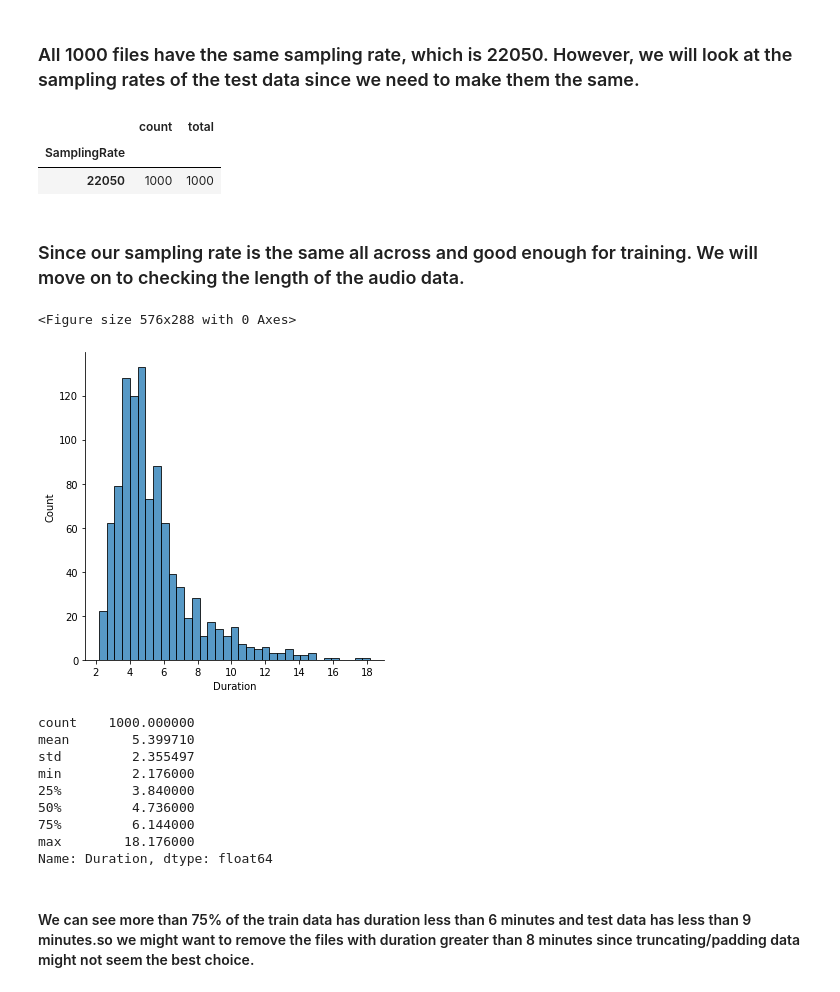
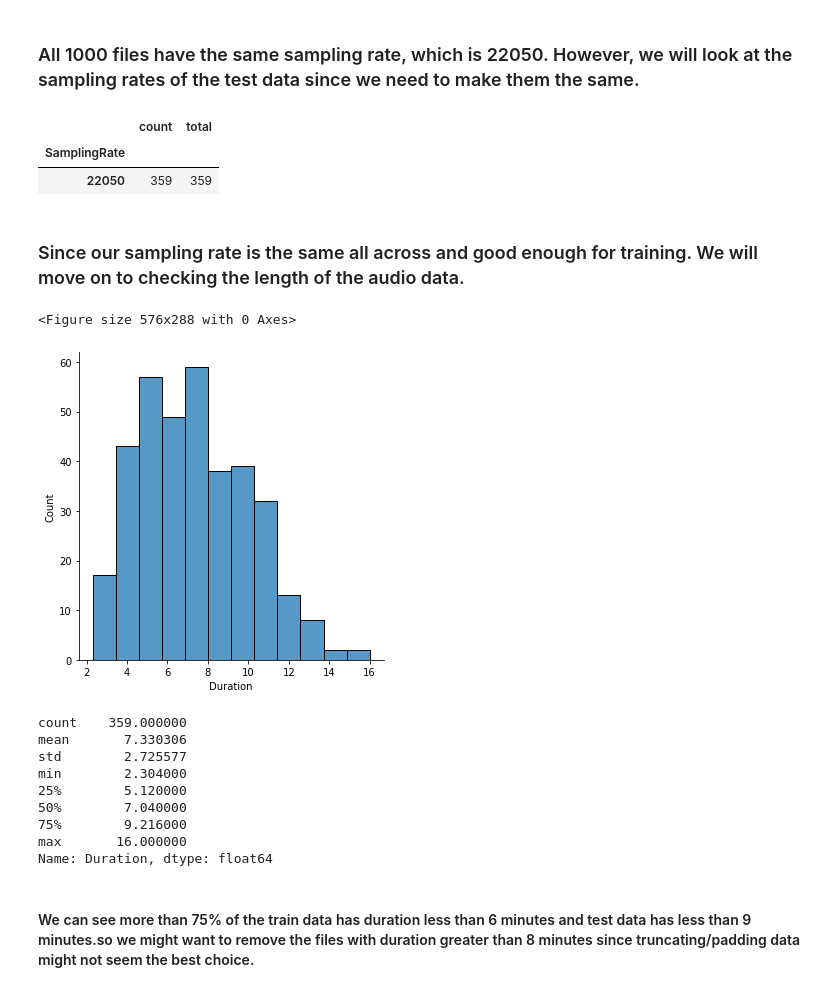
Before and after one commit to ItsDebol/AMH-STT, a Jupyter notebook: notebooks/AudioManipulation.ipynb, the cells around one changed output. Drawn from its saved outputs; the diff is of its cells as text; code cells hidden in the pictures.

Commit message:
update loaded file

```diff
--- a/notebooks/AudioManipulation.ipynb
+++ b/notebooks/AudioManipulation.ipynb
@@ -14,5 +14,5 @@ import matplotlib.pyplot as plt
 # %% [markdown]
 ## Load Audio files
 # %%
-# al_train = AudioLoader(directory='../data/train')
-# al_test = AudioLoader(directory="../data/test")
+al_train = AudioLoader(directory='../data/train')
+al_test = AudioLoader(directory="../data/test",tts_file=r'/trsTest.txt')
@@ -19,10 +30,10 @@ import matplotlib.pyplot as plt
 # %%
 # df_train_audio= al_train.get_audio_info()
 # df_train_audio_data_tts = al_train.get_audio_info_with_data_tts()
-# df_train_audio_data = al_train.get_audio_info_with_data()
+df_train_audio_data = al_train.get_audio_info_with_data()
 # df_test_audio= al_test.get_audio_info()
 # df_test_audio_data_tts = al_test.get_audio_info_with_data_tts()
-# df_test_audio_data = al_test.get_audio_info_with_data()
+df_test_audio_data = al_test.get_audio_info_with_data()
 
 # rp = ResultPickler()
 # rp.add_data('TrainAudioInfoWithoutDataTTS',df_train_audio)
@@ -32,12 +43,12 @@ import matplotlib.pyplot as plt
 # rp.add_data('TestAudioInfoWithDataTTS',df_test_audio_data_tts)
 # rp.add_data('TestAudioInfoWithoutTTS',df_test_audio_data)
 # rp.save_data('../models/LoadedAudioInfo.pkl')
-rp = ResultPickler()
-rp.load_data("../models/LoadedAudioInfo.pkl")
-data_dict = rp.get_data()
-df_train_audio = data_dict["TrainAudioInfoWithoutDataTTS"]
-df_test_audio = data_dict["TestAudioInfoWithoutDataTTS"]
-df_train_audio.head(3)
+# rp = ResultPickler()
+# rp.load_data("../models/LoadedAudioInfo.pkl")
+# data_dict = rp.get_data()
+# df_train_audio = data_dict['TrainAudioInfoWithoutTTS']
+# df_test_audio = data_dict['TestAudioInfoWithoutTTS']
+df_train_audio_data.head(3)
 # %% [output]
 |  | Name | Duration | Channels | SamplingRate | TimeSeriesData | HasTTS |
 | 0 | tr_1003_tr11004 | 4.736 | Stereo | 22050 | [-0.02296667, -0.025702173, -0.02... | True |
@@ -66,29 +77,29 @@ pd.DataFrame({"count": df_train_audio.groupby("SamplingRate")["SamplingRate"].co
 # %% [markdown]
 ### All 1000 files have the same sampling rate, which is 22050. However, we will look at the sampling rates of the test data since we need to make them the same.
 # %%
-pd.DataFrame({"count": df_test_audio.groupby("SamplingRate")["SamplingRate"].count(),"total": df_test_audio['SamplingRate'].count()})
+pd.DataFrame({"count": df_test_audio_data.groupby("SamplingRate")["SamplingRate"].count(),"total": df_test_audio['SamplingRate'].count()})
 # %% [output]
 |  | count | total |
 | SamplingRate |  |  |
-| 22050 | 1000 | 1000 |
+| 22050 | 359 | 359 |
 # %% [markdown]
 ### Since our sampling rate is the same all across and good enough for training. We will move on to checking the length of the audio data.
 # %%
 ax = plt.figure(figsize = [8,4])
-sn.displot(df_test_audio['Duration'], ax=ax)
+sn.displot(df_test_audio_data['Duration'], ax=ax)
 plt.show()
-df_test_audio['Duration'].describe()
+df_test_audio_data['Duration'].describe()
 # %% [output]
 <Figure size 576x288 with 0 Axes>
-[figure, old version]
+[figure, new version]
-count    1000.000000
-mean        5.399710
-std         2.355497
-min         2.176000
-25%         3.840000
-50%         4.736000
-75%         6.144000
-max        18.176000
+count    359.000000
+mean       7.330306
+std        2.725577
+min        2.304000
+25%        5.120000
+50%        7.040000
+75%        9.216000
+max       16.000000
 Name: Duration, dtype: float64
 # %% [markdown]
 #### We can see more than 75% of the train data has duration less than 6 minutes and test data has less than 9 minutes.so we might want to remove the files with duration greater than 8 minutes since truncating/padding data might not seem the best choice.
```
Also changed, not shown: parts of 4 cells of this notebook, 1 other file.
